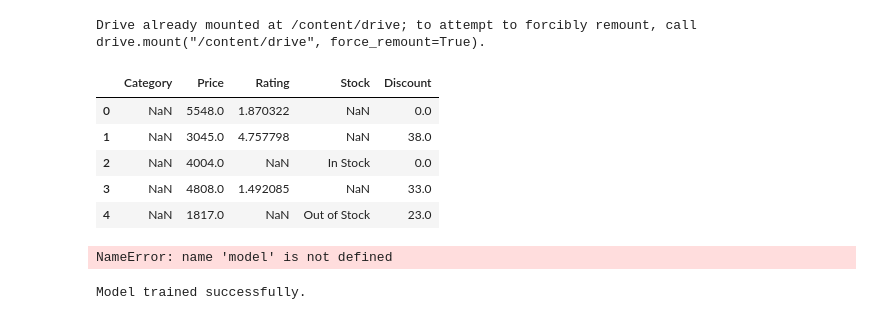
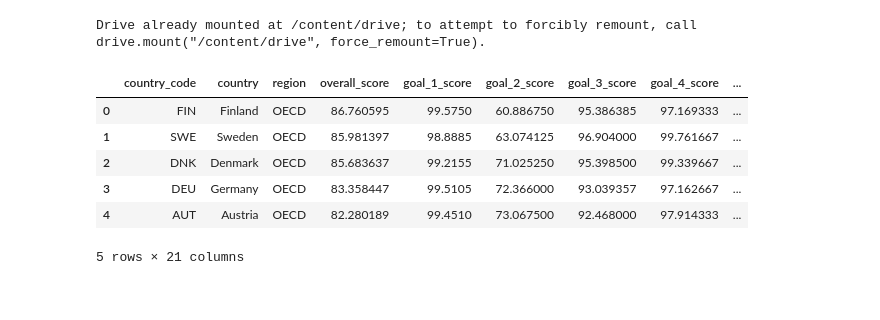
Before and after one commit to Maneshna/SDG-DMDW-project, a Jupyter notebook: Untitled2.ipynb, the cells around one changed output. Drawn from its saved outputs; the diff is of its cells as text; code cells hidden in the pictures.

```diff
--- a/Untitled2.ipynb
+++ b/Untitled2.ipynb
@@ -8,40 +8,13 @@ Drive already mounted at /content/drive; to attempt to forcibly remount, call dr
 # %%
 import pandas as pd
 
-df = pd.read_csv("/content/drive/MyDrive/Colab Notebooks/synthetic_dataset.csv")
+df = pd.read_csv("/content/drive/MyDrive/Colab Notebooks/sustainable_development_report_2023.csv")
 df.head()
 # %% [output]
-|  | Category | Price | Rating | Stock | Discount |
-| 0 | NaN | 5548.0 | 1.870322 | NaN | 0.0 |
-| 1 | NaN | 3045.0 | 4.757798 | NaN | 38.0 |
-| 2 | NaN | 4004.0 | NaN | In Stock | 0.0 |
-| 3 | NaN | 4808.0 | 1.492085 | NaN | 33.0 |
-| 4 | NaN | 1817.0 | NaN | Out of Stock | 23.0 |
+|  | country_code | country | region | overall_score | goal_1_score | goal_2_score | goal_3_score | goal_4_score | ... |
+| 0 | FIN | Finland | OECD | 86.760595 | 99.5750 | 60.886750 | 95.386385 | 97.169333 | ... |
+| 1 | SWE | Sweden | OECD | 85.981397 | 98.8885 | 63.074125 | 96.904000 | 99.761667 | ... |
+| 2 | DNK | Denmark | OECD | 85.683637 | 99.2155 | 71.025250 | 95.398500 | 99.339667 | ... |
+| 3 | DEU | Germany | OECD | 83.358447 | 99.5105 | 72.366000 | 93.039357 | 97.162667 | ... |
+| 4 | AUT | Austria | OECD | 82.280189 | 99.4510 | 73.067500 | 92.468000 | 97.914333 | ... |
+5 rows × 21 columns
-# %%
-import joblib
-
-joblib.dump(model, "/content/drive/MyDrive/trained_model.pkl")
-# %% [output]
-NameError: name 'model' is not defined
-# %%
-from sklearn.linear_model import LinearRegression
-from sklearn.model_selection import train_test_split
-import numpy as np
-
-# Drop rows with NaN values in 'Price' and 'Discount' for this example
-df_cleaned = df.dropna(subset=['Price', 'Discount']).copy()
-
-# Prepare data for the model
-X = df_cleaned[['Discount']] # Using 'Discount' as a feature
-y = df_cleaned['Price'] # Using 'Price' as the target
-
-# Split data into training and testing sets
-X_train, X_test, y_train, y_test = train_test_split(X, y, test_size=0.2, random_state=42)
-
-# Initialize and train the model
-model = LinearRegression()
-model.fit(X_train, y_train)
-
-print("Model trained successfully.")
-# %% [output]
-Model trained successfully.
```
Also changed, not shown: parts of 2 cells of this notebook.
